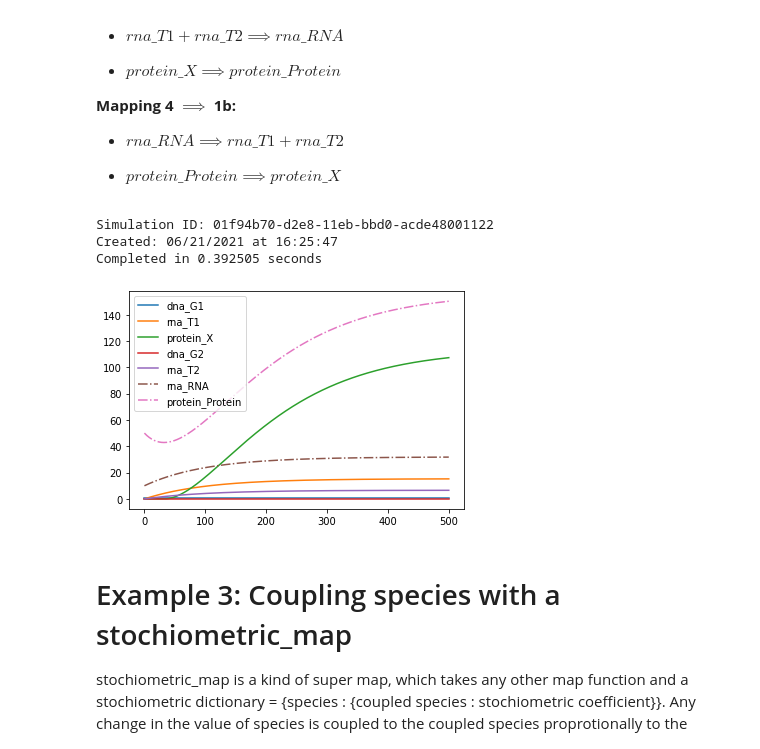
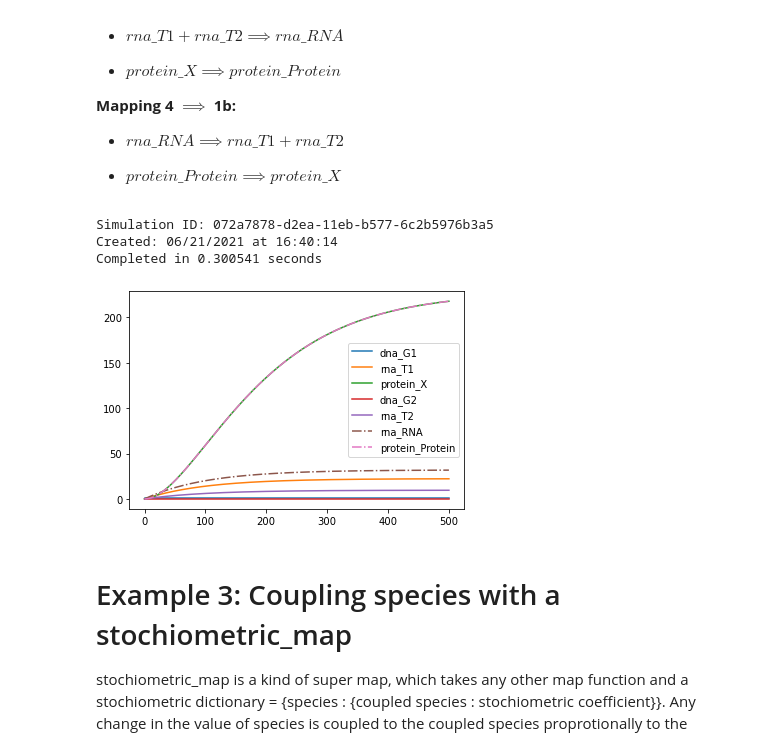
Before and after one commit to vivarium-collective/vivarium-bioscrape, a Jupyter notebook: Notebooks/BioscrapeConnector and OneWayMaps.ipynb, the cells around one changed output. Saved outputs shown, nothing was run; the diff lists cells and outputs as text; code cells hidden in the pictures.

Commit message:
synchronized initial states

```diff
--- a/Notebooks/BioscrapeConnector and OneWayMaps.ipynb
+++ b/Notebooks/BioscrapeConnector and OneWayMaps.ipynb
@@ -86,8 +86,9 @@ composer.add_model(name = "dilution", bioscrape_process = bsp2)
 composer.add_connection(source = "txtl", target = "dilution", map_function = map_func_12)
 composer.add_connection(source = "dilution", target = "txtl", map_function = map_func_21)
 
-#Get the initial state
-initial_state = composer.initial_state({})
+#set the initial state of the dilution model to match the txtl model
+dilution_initial_state = {'dilution':{'rna_RNA':0, 'protein_Protein':0}}
+initial_state = composer.initial_state(dilution_initial_state)
 
 #Run a simulation
 sim_settings = {
@@ -149,38 +150,41 @@ map_func_12 = many_to_one_map(bsp1, bsp2, {"rna_RNA":["rna_T1", "rna_T2"],
 #These species are added proportionally to their concentrations, or evenly if the concentrations are
 map_func_21 = one_to_many_map(bsp2, bsp1,  {"rna_RNA":["rna_T1", "rna_T2"],
                                "protein_Protein":['protein_X']})
 
 #create a BioscrapeConnector called composite
 composite = BioscrapeConnector()
 
 #Add models to the composite
 composite.add_model(name = "txtl", bioscrape_process = bsp1)
 composite.add_model(name = "dilution", bioscrape_process = bsp2)
 
 #Add connections to the composite
 composite.add_connection(source = "txtl", target = "dilution", map_function = map_func_12)
 composite.add_connection(source = "dilution", target = "txtl", map_function = map_func_21)
 
 #Get the initial state
-initial_state = composite.initial_state({})
+#set the initial state of the degredation model to match the txtl model
+dilution_initial_state = {'rna_RNA':0, 'protein_Protein':0}
+txtl_initial_state = {'rna_T1':0, 'rna_T2':0}
+initial_state = composite.initial_state({'dilution':dilution_initial_state, 'txtl':txtl_initial_state})
 
 #Run a simulation
 sim_settings = {
         'total_time': 500,
         'initial_state': initial_state}
 output = simulate_composer(composite, sim_settings)
 
 #Plot results
 for s in output['txtl_species']:
     plt.plot(output['time'], output['txtl_species'][s], label = s)
 for s in output['dilution_species']:
     plt.plot(output['time'], output['dilution_species'][s], "-.", label = s)
 plt.legend();
 # %% [output]
-Simulation ID: 01f94b70-d2e8-11eb-bbd0-acde48001122
-Created: 06/21/2021 at 16:25:47
-Completed in 0.392505 seconds
+Simulation ID: 072a7878-d2ea-11eb-b577-6c2b5976b3a5
+Created: 06/21/2021 at 16:40:14
+Completed in 0.300541 seconds
-[figure, old version]
+[figure, new version]
 # %% [markdown]
 # Example 3: Coupling species with a stochiometric_map
 
```
Also changed, not shown: parts of 3 cells of this notebook.
